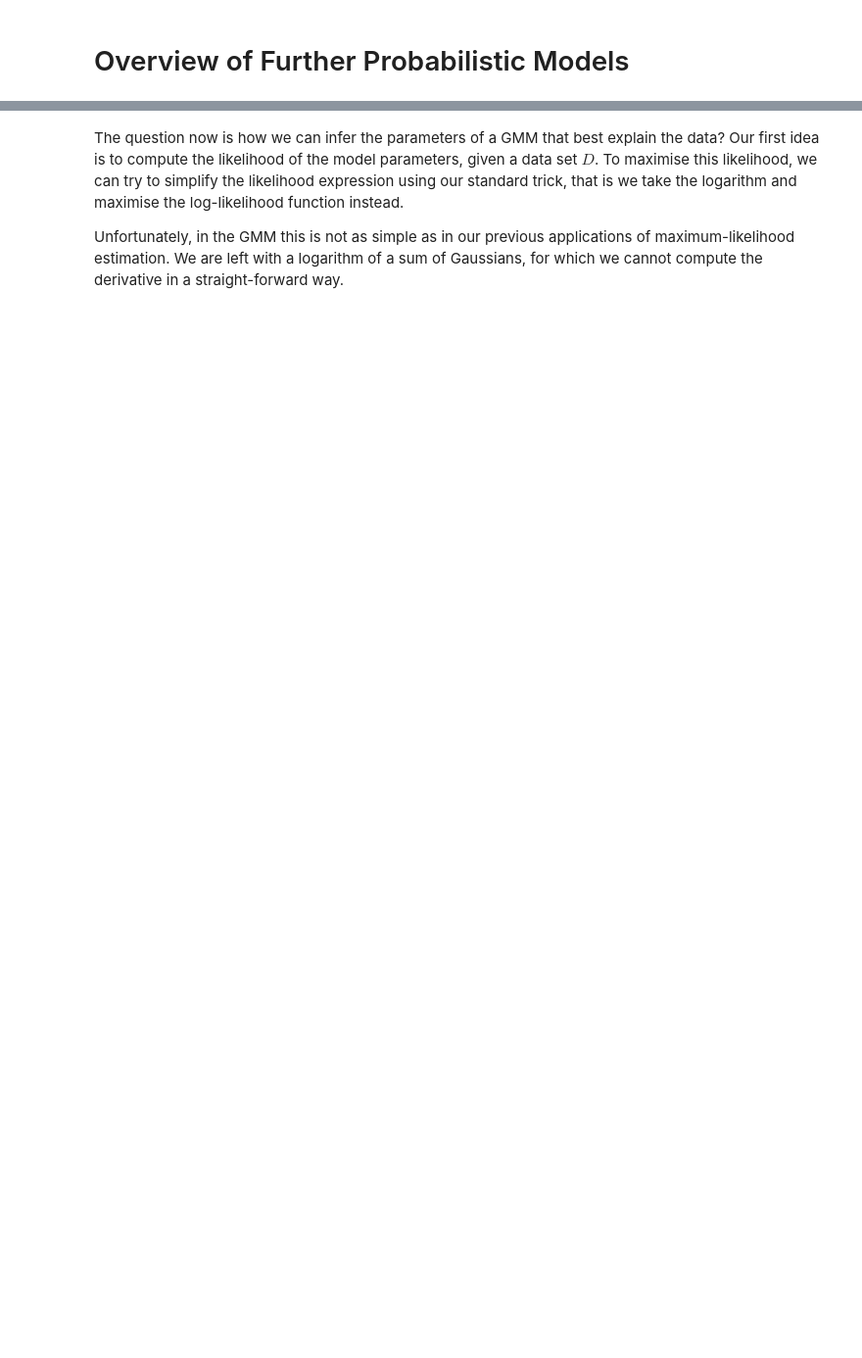
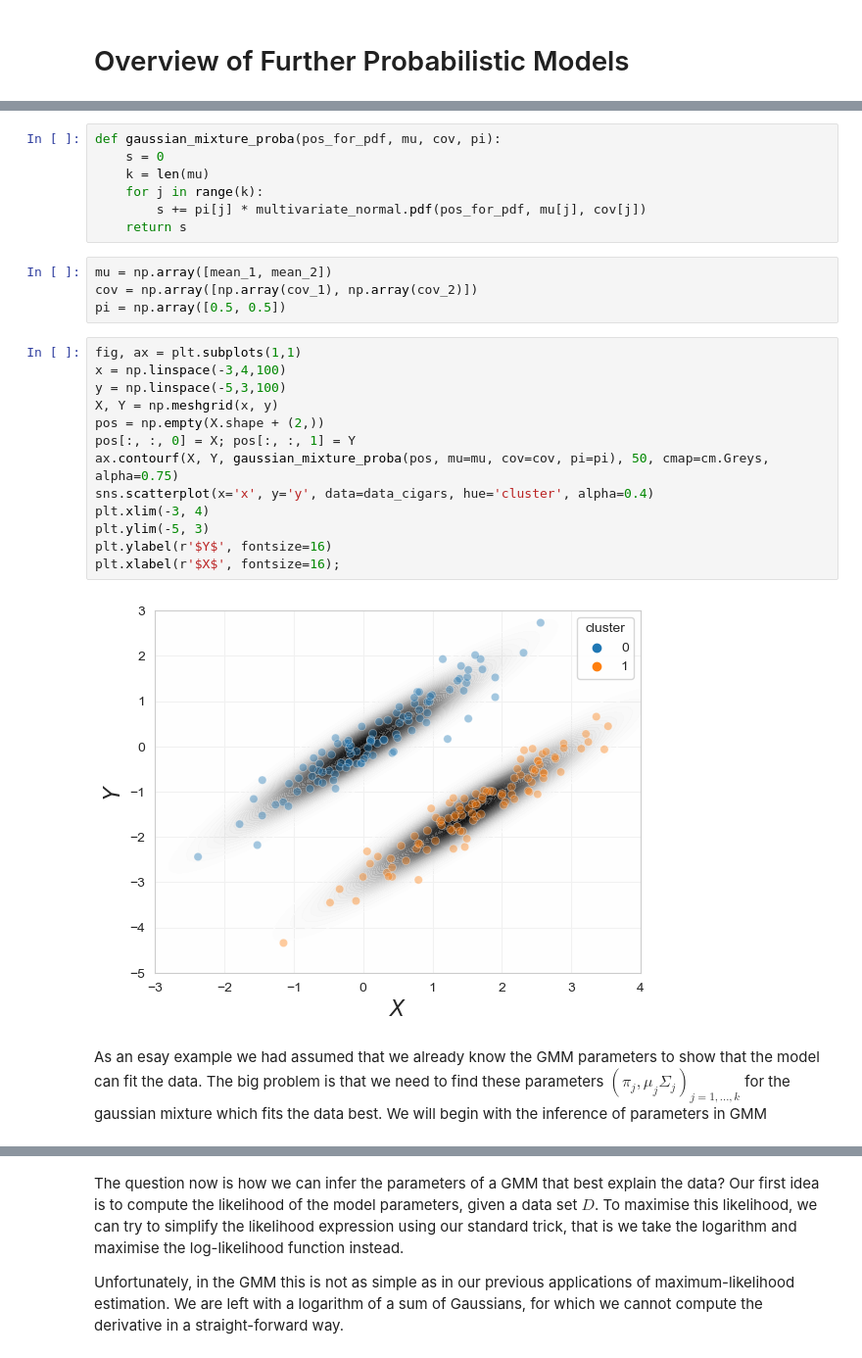
Before and after one commit to Probabilistic-ML/lecture-notes, a Jupyter notebook: _sources/02_probML/03_overview.ipynb, the cells around one changed output, grey strips where cells are left out. Shown at 98% size. Drawn from its saved outputs; the diff is of its cells as text; blank space fills up the shorter version.

```diff
--- a/_sources/02_probML/03_overview.ipynb
+++ b/_sources/02_probML/03_overview.ipynb
@@ -54 +103,29 @@ $$
+# %%
+def gaussian_mixture_proba(pos_for_pdf, mu, cov, pi):
+    s = 0
+    k = len(mu)
+    for j in range(k):
+        s += pi[j] * multivariate_normal.pdf(pos_for_pdf, mu[j], cov[j])
+    return s
+# %%
+mu = np.array([mean_1, mean_2])
+cov = np.array([np.array(cov_1), np.array(cov_2)])
+pi = np.array([0.5, 0.5])
+# %%
+fig, ax = plt.subplots(1,1)
+x = np.linspace(-3,4,100)
+y = np.linspace(-5,3,100)
+X, Y = np.meshgrid(x, y)
+pos = np.empty(X.shape + (2,))
+pos[:, :, 0] = X; pos[:, :, 1] = Y
+ax.contourf(X, Y, gaussian_mixture_proba(pos, mu=mu, cov=cov, pi=pi), 50, cmap=cm.Greys, alpha=0.75)
+sns.scatterplot(x='x', y='y', data=data_cigars, hue='cluster', alpha=0.4)
+plt.xlim(-3, 4)
+plt.ylim(-5, 3)
+plt.ylabel(r'$Y$', fontsize=16)
+plt.xlabel(r'$X$', fontsize=16);
+# %% [output]
+[figure, added]
+# %% [markdown]
+As an esay example we had assumed that we already know the GMM parameters to show that the model can fit the data. The big problem is that we need to find these parameters $(\pi_j,\mu_j\Sigma_j)_{j=1,...,k}$ for the gaussian mixture which fits the data best. We will begin with the inference of parameters in GMM
 # %% [markdown]
```
Also changed, not shown: parts of 9 cells of this notebook, 6 other files.
